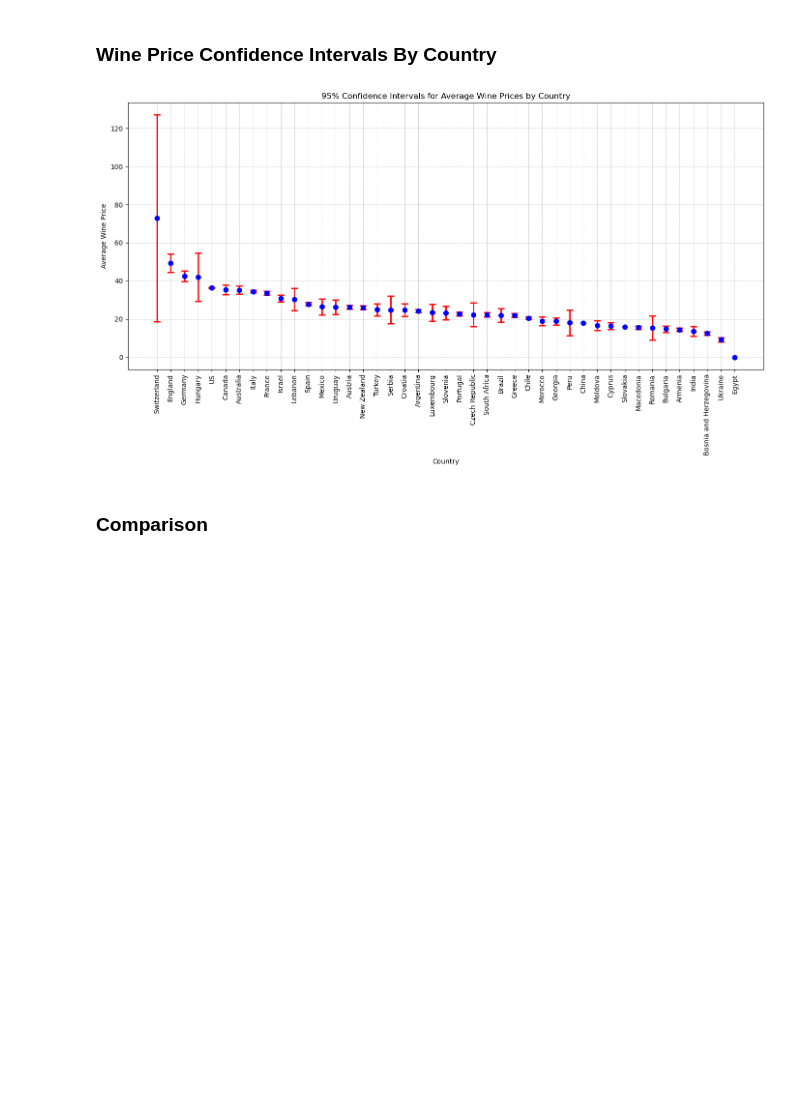
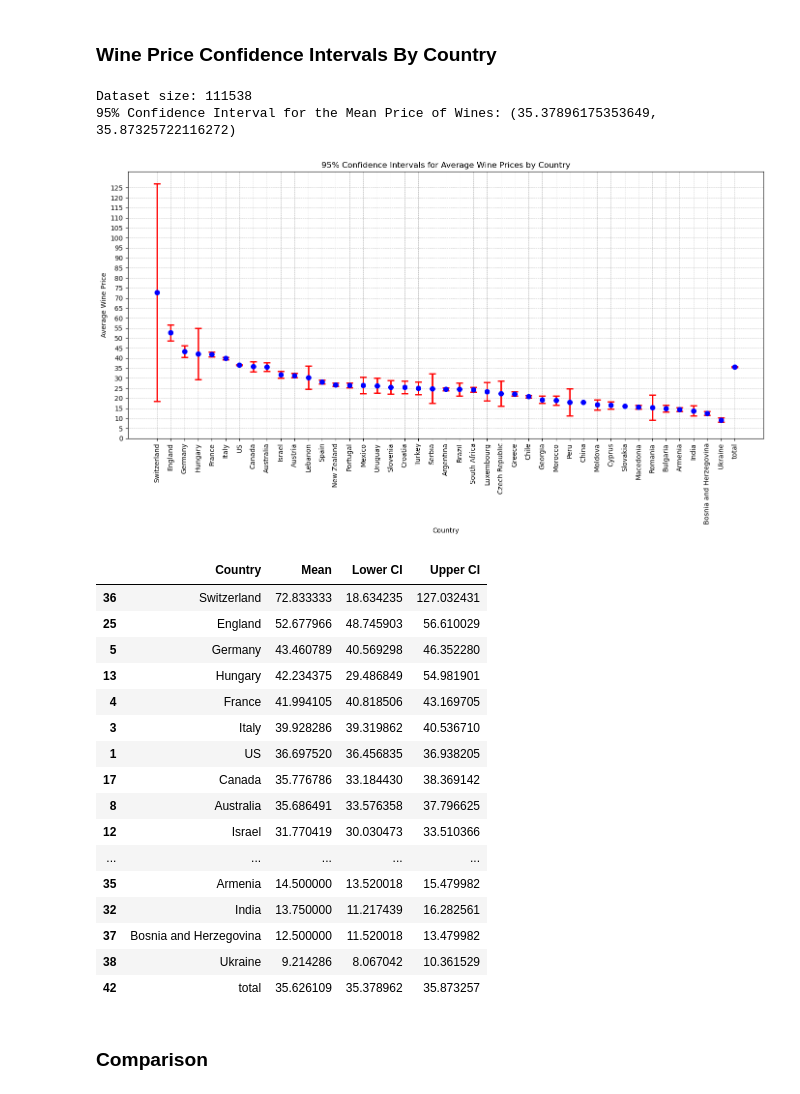
Before and after one commit to Supsi-Collaborative-Projects/wine-analysis, a Jupyter notebook: analysis.ipynb, the cells around one changed output. Drawn from its saved outputs; the diff is of its cells as text; code cells hidden in the pictures; blank space fills up the shorter version.

Commit message:
Update analysis.ipynb
confidence interval updated and noise

```diff
--- a/analysis.ipynb
+++ b/analysis.ipynb
@@ -455,39 +535,69 @@ plt.show()
 # %% [markdown]
 ### Wine Price Confidence Intervals By Country
 # %%
-wine_data_filtered_price = df[['country', 'price']].dropna()
+# Calculate mean and standard error for the entire dataset for 'price'
+mean_price = df['price'].mean()
+sem_price = stats.sem(df['price'].dropna())
 
-# Calculate mean and confidence interval for each country for price
+# Calculate the confidence interval for the entire dataset for 'price'
+confidence_interval_price = stats.t.interval(0.95, len(df['price'].dropna())-1, loc=mean_price, scale=sem_price)
+print(f'95% Confidence Interval for the Mean Price of Wines: {confidence_interval_price}')
+
+# Calculate mean and confidence interval for each country for 'price'
+countries = df['country'].unique()
 confidence_intervals_price = []
 
 for country in countries:
-    country_data = wine_data_filtered_price[wine_data_filtered_price['country'] == country]['price']
-    if len(country_data) > 1:  # To ensure we have enough data points to calculate the interval
-        mean = np.mean(country_data)
-        confidence = stats.norm.interval(0.95, loc=mean, scale=stats.sem(country_data))
-        confidence_intervals_price.append((country, mean, confidence[0], confidence[1]))
-    else:
-        confidence_intervals_price.append((country, np.mean(country_data), np.nan, np.nan))
+    country_data = df[df['country'] == country]['price']
+    mean = np.mean(country_data)
+    confidence = stats.norm.interval(0.95, loc=mean, scale=stats.sem(country_data))
+    confidence_intervals_price.append((country, mean, confidence[0], confidence[1]))
 
 # Create a DataFrame for better visualization
 confidence_df_price = pd.DataFrame(confidence_intervals_price, columns=['Country', 'Mean', 'Lower CI', 'Upper CI'])
 confidence_df_price = confidence_df_price.sort_values(by='Mean', ascending=False)
 
-# Plotting the confidence intervals for price
+# Append the total statistics to the country data for 'price'
+general_row_price = {'Country': 'total', 'Mean': mean_price, 'Lower CI': confidence_interval_price[0], 'Upper CI': confidence_interval_price[1]}
+confidence_df_price.loc[len(confidence_df_price)] = general_row_price
+
+# Plotting the confidence intervals for 'price'
 plt.figure(figsize=(14, 8))
 plt.errorbar(confidence_df_price['Country'], confidence_df_price['Mean'],
              yerr=[confidence_df_price['Mean'] - confidence_df_price['Lower CI'], confidence_df_price['Upper CI'] - confidence_df_price['Mean']],
              fmt='o', ecolor='r', capsize=5, elinewidth=2, markeredgewidth=2, color='blue')
 plt.xticks(rotation=90)
 plt.xlabel('Country')
 plt.ylabel('Average Wine Price')
 plt.title('95% Confidence Intervals for Average Wine Prices by Country')
 plt.grid(True, linestyle='--', linewidth=0.5)
 plt.tight_layout()
+plt.yticks(np.arange(0, 130, 5))  # Adjust this range based on your 'price' data
 
 plt.show()
+
+confidence_df_price
 # %% [output]
+Dataset size: 111538
+95% Confidence Interval for the Mean Price of Wines: (35.37896175353649, 35.87325722116272)
-[figure, old version]
+[figure, new version]
+|  | Country | Mean | Lower CI | Upper CI |
+| 36 | Switzerland | 72.833333 | 18.634235 | 127.032431 |
+| 25 | England | 52.677966 | 48.745903 | 56.610029 |
+| 5 | Germany | 43.460789 | 40.569298 | 46.352280 |
+| 13 | Hungary | 42.234375 | 29.486849 | 54.981901 |
+| 4 | France | 41.994105 | 40.818506 | 43.169705 |
+| 3 | Italy | 39.928286 | 39.319862 | 40.536710 |
+| 1 | US | 36.697520 | 36.456835 | 36.938205 |
+| 17 | Canada | 35.776786 | 33.184430 | 38.369142 |
+| 8 | Australia | 35.686491 | 33.576358 | 37.796625 |
+| 12 | Israel | 31.770419 | 30.030473 | 33.510366 |
+| ... | ... | ... | ... | ... |
+| 35 | Armenia | 14.500000 | 13.520018 | 15.479982 |
+| 32 | India | 13.750000 | 11.217439 | 16.282561 |
+| 37 | Bosnia and Herzegovina | 12.500000 | 11.520018 | 13.479982 |
+| 38 | Ukraine | 9.214286 | 8.067042 | 10.361529 |
+| 42 | total | 35.626109 | 35.378962 | 35.873257 |
 # %% [markdown]
 ### Comparison
 # %%
```
Also changed, not shown: parts of 16 cells of this notebook.
